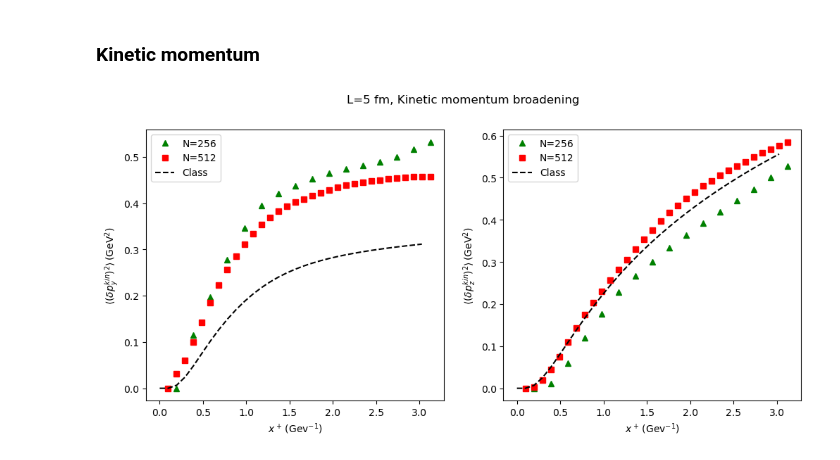
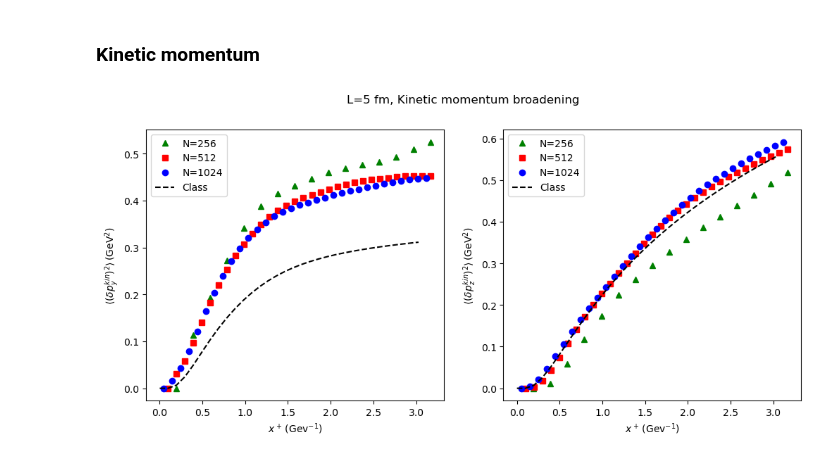
Before and after one commit to avramescudana/curraun, a Jupyter notebook: Jets in Glasma Results/SchrodingerResults.ipynb, the cells around one changed output. Saved outputs shown, nothing was run; the diff lists cells and outputs as text; code cells hidden in the pictures.

```diff
--- a/Jets in Glasma Results/SchrodingerResults.ipynb
+++ b/Jets in Glasma Results/SchrodingerResults.ipynb
@@ -420,18 +460,19 @@ pA_data_512 = np.array(pA_df_list_512); pA0_data_512 = np.array(pA0_df_list_512)
 # We average over color and events
 pA_av_256 = np.average(pA_data_256, axis=(0, 1)); pA0_av_256 = np.average(pA0_data_256, axis=(0, 1)); p0A_av_256 = np.average(p0A_data_256, axis=(0, 1))
 pA_av_512 = np.average(pA_data_512, axis=(0, 1)); pA0_av_512 = np.average(pA0_data_512, axis=(0, 1)); p0A_av_512 = np.average(p0A_data_512, axis=(0, 1))
+pA_av_1024 = np.average(pA_data_1024, axis=(0, 1)); pA0_av_1024 = np.average(pA0_data_1024, axis=(0, 1)); p0A_av_1024 = np.average(p0A_data_1024, axis=(0, 1))
 # %%
 # Take the different components of canonic momentum
-xplus_256 = pA_av_256[:, 0]; xplus_512 = pA_av_512[:, 0]
+xplus_256 = pA_av_256[:, 0]; xplus_512 = pA_av_512[:, 0]; xplus_1024 = pA_av_1024[:, 0]
 
-pA_z_256 = pA_av_256[:, 3]; pA_z_512 = pA_av_512[:, 3]
-pA_y_256 = pA_av_256[:, 7]; pA_y_512 = pA_av_512[:, 7]
+pA_z_256 = pA_av_256[:, 3]; pA_z_512 = pA_av_512[:, 3]; pA_z_1024 = pA_av_1024[:, 3]
+pA_y_256 = pA_av_256[:, 7]; pA_y_512 = pA_av_512[:, 7]; pA_y_1024 = pA_av_1024[:, 7]
 
-pA0_z_256 = pA0_av_256[:, 1]; pA0_z_512 = pA0_av_512[:, 1]
-pA0_y_256 = pA0_av_256[:, 2]; pA0_y_512 = pA0_av_512[:, 2]
+pA0_z_256 = pA0_av_256[:, 1]; pA0_z_512 = pA0_av_512[:, 1]; pA0_z_1024 = pA0_av_1024[:, 1]
+pA0_y_256 = pA0_av_256[:, 2]; pA0_y_512 = pA0_av_512[:, 2]; pA0_y_1024 = pA0_av_1024[:, 2]
 
-p0A_z_256 = p0A_av_256[:, 1]; p0A_z_512 = p0A_av_512[:, 1]
-p0A_y_256 = p0A_av_256[:, 2]; p0A_y_512 = p0A_av_512[:, 2]
+p0A_z_256 = p0A_av_256[:, 1]; p0A_z_512 = p0A_av_512[:, 1]; p0A_z_1024 = p0A_av_1024[:, 1]
+p0A_y_256 = p0A_av_256[:, 2]; p0A_y_512 = p0A_av_512[:, 2]; p0A_y_1024 = p0A_av_1024[:, 2]
 # %%
 # We compute momentum broadening
 
@@ -440,6 +481,9 @@ delta_pA_z_256 = pA_z_256 + pA_z_256[0] -  pA0_z_256 - p0A_z_256
 
 delta_pA_y_512 = pA_y_512 + pA_y_512[0] -  pA0_y_512 - p0A_y_512
 delta_pA_z_512 = pA_z_512 + pA_z_512[0] -  pA0_z_512 - p0A_z_512
+
+delta_pA_y_1024 = pA_y_1024 + pA_y_1024[0] -  pA0_y_1024 - p0A_y_1024
+delta_pA_z_1024 = pA_z_1024 + pA_z_1024[0] -  pA0_z_1024 - p0A_z_1024
 # %% [markdown]
 ### Kinetic momentum
 # %%
@@ -450,6 +494,9 @@ delta_pkin_z2_256 = delta_p2_z_256 + delta_A2_z_256 + delta_pA_z_256
 
 delta_pkin_y2_512 = delta_p2_y_512 + delta_A2_y_512 + delta_pA_y_512
 delta_pkin_z2_512 = delta_p2_z_512 + delta_A2_z_512 + delta_pA_z_512
+
+delta_pkin_y2_1024 = delta_p2_y_1024 + delta_A2_y_1024 + delta_pA_y_1024
+delta_pkin_z2_1024 = delta_p2_z_1024 + delta_A2_z_1024 + delta_pA_z_1024
 # %%
 # We load the classical result
 
@@ -459,27 +506,29 @@ delta_pkin_z2_class = np.loadtxt('classical_results_L=5/classical_pi.txt')[2]
 # %%
 # We plot the results
 
 import matplotlib.pyplot as plt
 
 fig, axes = plt.subplots(1, 2, figsize=(12, 5))
 
 axes[0].plot(xplus_256+5/(256*0.2)*2, delta_pkin_y2_256, '^', label='N=256', color='green')
 axes[0].plot(xplus_512+5/(512*0.2)*2, delta_pkin_y2_512, 's', label='N=512', color='red')
+axes[0].plot(xplus_1024+5/(1024*0.2)*2, delta_pkin_y2_1024, 'o', label='N=1024', color='blue')
 axes[0].plot(xp_class*2/0.2, delta_pkin_y2_class/3, label='Class', color='black', linestyle='--')
 axes[0].set_xlabel(r'$x^+\, (\mathrm{Gev}^{-1})$')
 axes[0].set_ylabel(r'$\langle (\delta p^{kin}_y)^2 \rangle\,  (\mathrm{GeV}^{2})$')
 axes[0].legend()
 
 axes[1].plot(xplus_256+5/(256*0.2)*2, delta_pkin_z2_256, '^', label='N=256', color='green')
 axes[1].plot(xplus_512+5/(512*0.2)*2, delta_pkin_z2_512, 's', label='N=512', color='red')
+axes[1].plot(xplus_1024+5/(1024*0.2)*2, delta_pkin_z2_1024, 'o', label='N=1024', color='blue')
 axes[1].plot(xp_class*2/0.2, delta_pkin_z2_class/3, label='Class', color='black', linestyle='--')
 axes[1].set_xlabel(r'$x^+\, (\mathrm{Gev}^{-1})$')
 axes[1].set_ylabel(r'$\langle (\delta p^{kin}_z)^2 \rangle\,  (\mathrm{GeV}^{2})$')
 axes[1].legend()
 
 fig.suptitle('L=5 fm, Kinetic momentum broadening')
 plt.show()
 
 fig.savefig('L=5_plots/Kinetic_momentum_broadening.png', bbox_inches='tight')
 # %% [output]
-[figure, old version]
+[figure, new version]
```
Also changed, not shown: parts of 12 cells of this notebook, 2 other files.
